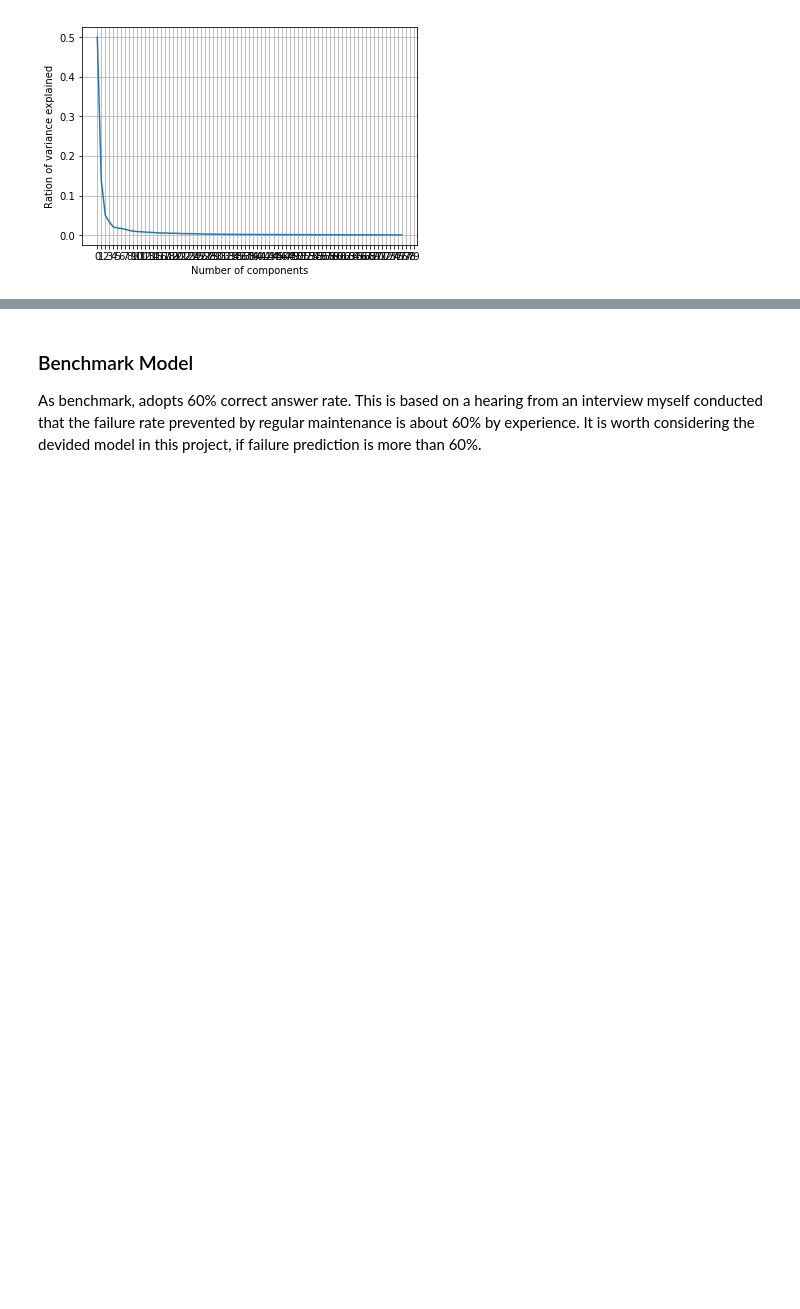
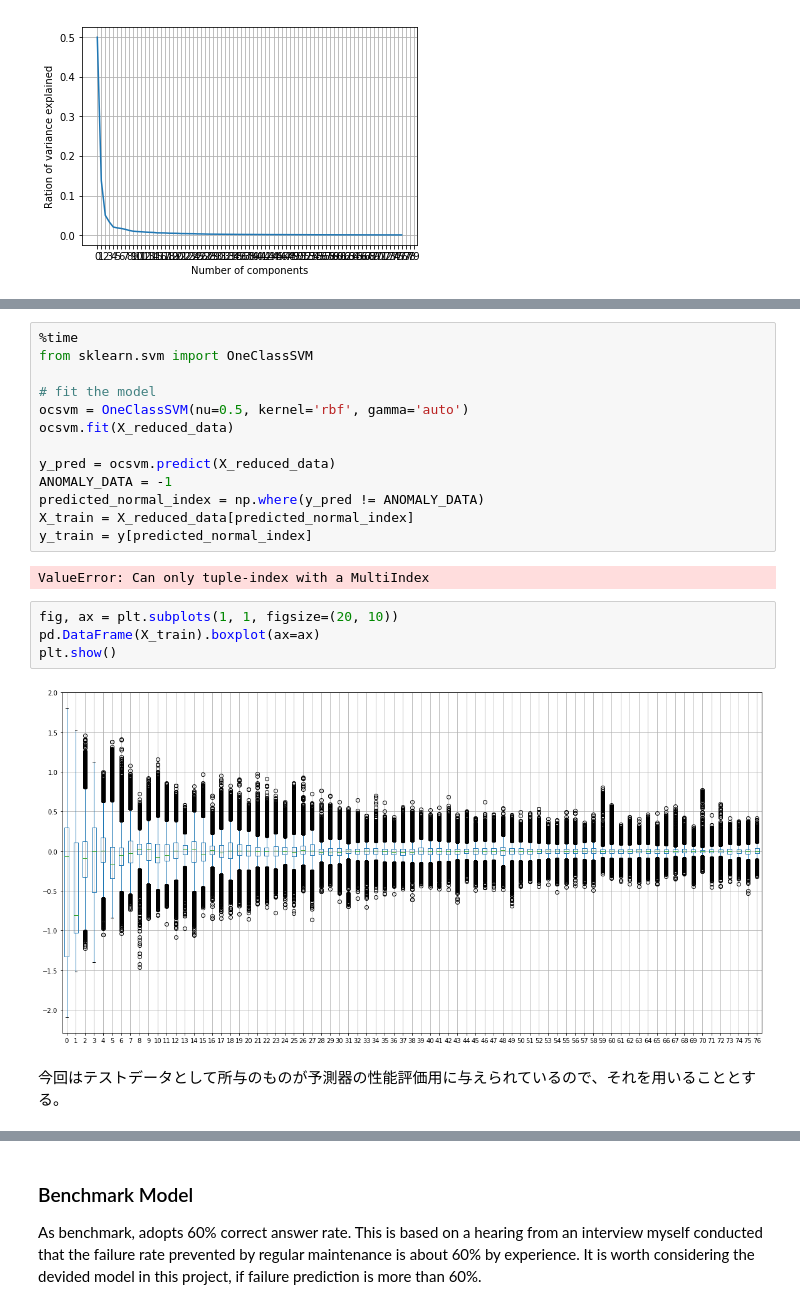
Before and after one commit to HajimeK/machine-learning, a Jupyter notebook: projects/capstone/capstone.ipynb, the cells around one changed output, grey strips where cells are left out. Saved outputs shown, nothing was run; the diff lists cells and outputs as text; blank space fills up the shorter version.

Commit message:
One Class SVM to remove outlier data

```diff
--- a/projects/capstone/capstone.ipynb
+++ b/projects/capstone/capstone.ipynb
@@ -217,0 +215,23 @@ plt.show()
+# %%
+%time
+from sklearn.svm import OneClassSVM
+
+# fit the model
+ocsvm = OneClassSVM(nu=0.5, kernel='rbf', gamma='auto')
+ocsvm.fit(X_reduced_data)
+
+y_pred = ocsvm.predict(X_reduced_data)
+ANOMALY_DATA = -1
+predicted_normal_index = np.where(y_pred != ANOMALY_DATA)
+X_train = X_reduced_data[predicted_normal_index]
+y_train = y[predicted_normal_index]
+# %% [output]
+ValueError: Can only tuple-index with a MultiIndex
+# %%
+fig, ax = plt.subplots(1, 1, figsize=(20, 10))
+pd.DataFrame(X_train).boxplot(ax=ax)
+plt.show()
+# %% [output]
+[figure, added]
+# %% [markdown]
+今回はテストデータとして所与のものが予測器の性能評価用に与えられているので、それを用いることとする。
```
Also changed, not shown: parts of 16 cells of this notebook.
